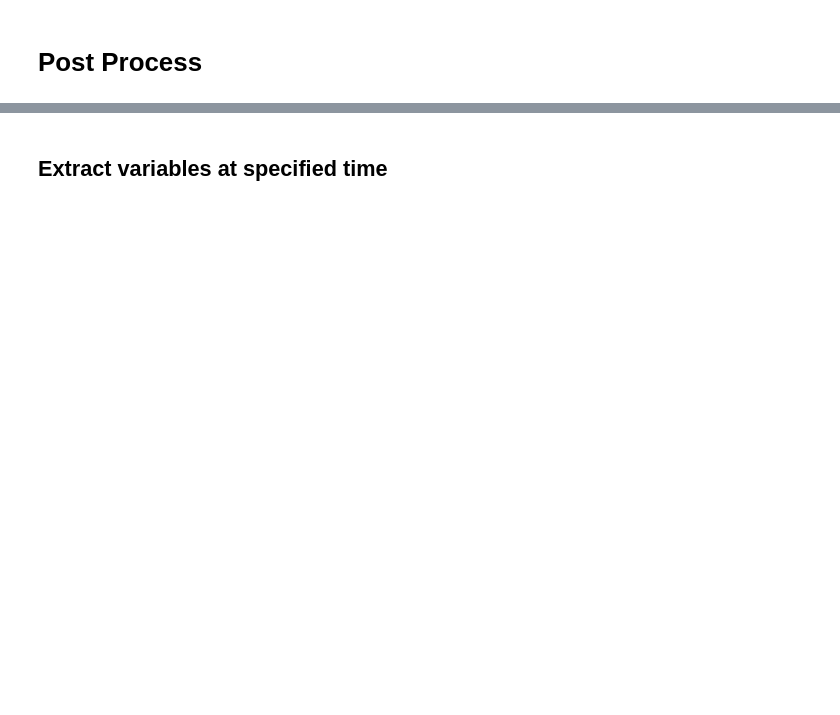
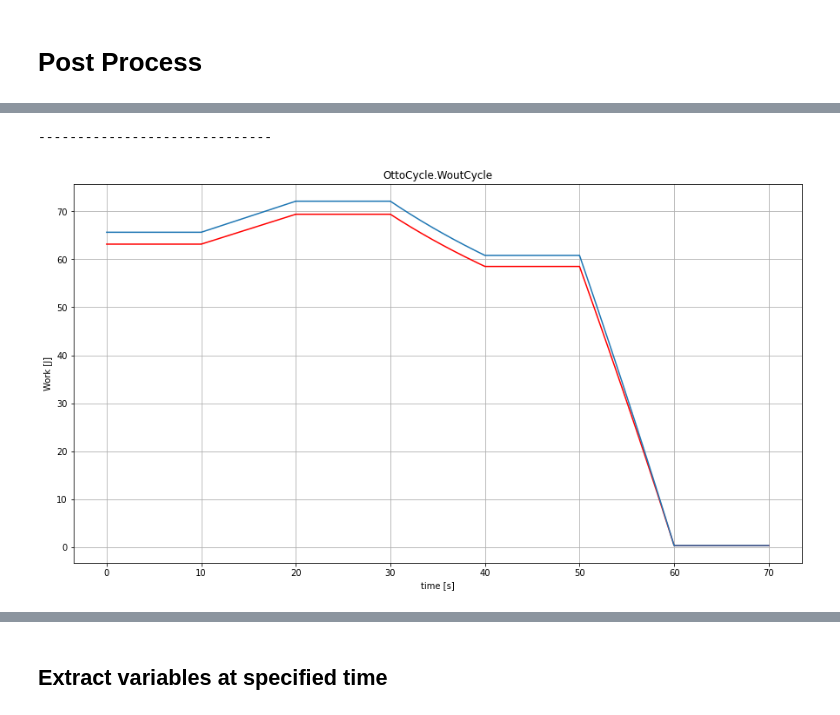
Before and after one commit to zeta-plusplus/PropulsionSystem, a Jupyter notebook: Jupyter/ThermodynamicCycles.OttoCycleIdeal00_ex01_rev002.ipynb, the cells around one changed output, grey strips where cells are left out. Cells and saved outputs as stored; diff of their text form; code cells hidden in the pictures; blank space fills up the shorter version.

```diff
--- a/Jupyter/ThermodynamicCycles.OttoCycleIdeal00_ex01_rev002.ipynb
+++ b/Jupyter/ThermodynamicCycles.OttoCycleIdeal00_ex01_rev002.ipynb
@@ -313,0 +469,23 @@ print('------------------------------')
+# %%
+i_df=0
+varName="OttoCycle.WoutCycle"
+ylabel='Work [J]'
+
+time= df[i_df].loc[:,'time']
+var= df[i_df].loc[:,varName]
+
+fig.append(plt.figure(figsize=(15,8)))
+plt.xlabel('time [s]')
+plt.ylabel(ylabel)
+plt.title(varName)
+plt.plot(time, var, color='red')
+
+time= df[1].loc[:, 'time']
+var= df[1].loc[:, varName]
+plt.plot(time, var)
+
+plt.grid()
+print('------------------------------')
+# %% [output]
+------------------------------
+[figure, added]
```
Also changed, not shown: parts of 27 cells of this notebook.
